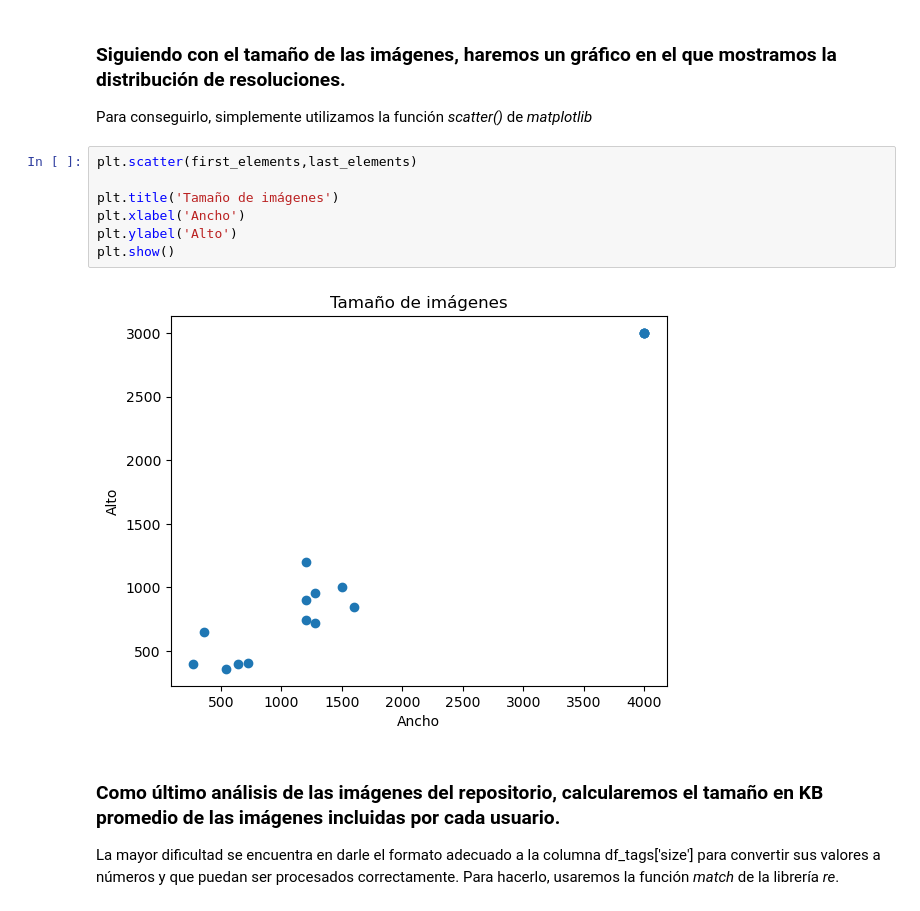
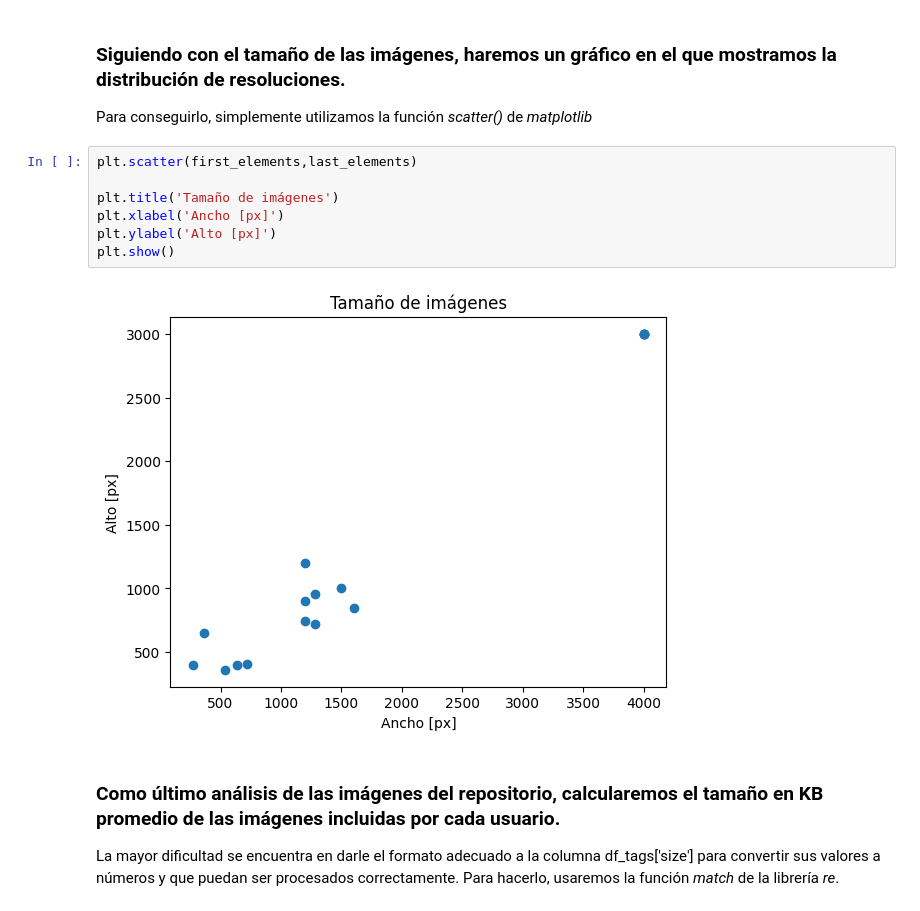
Before and after one commit to Petercantropvs/UNLPImage, a Jupyter notebook: unlpimage/estadisticas_jupyter.ipynb, the cells around one changed output. Drawn from its saved outputs; the diff is of its cells as text.

```diff
--- a/unlpimage/estadisticas_jupyter.ipynb
+++ b/unlpimage/estadisticas_jupyter.ipynb
@@ -304,12 +300,12 @@ Para conseguirlo, simplemente utilizamos la función _scatter()_ de _matplotlib_
 # %%
 plt.scatter(first_elements,last_elements)
 
 plt.title('Tamaño de imágenes')
-plt.xlabel('Ancho')
-plt.ylabel('Alto')
+plt.xlabel('Ancho [px]')
+plt.ylabel('Alto [px]')
 plt.show()
 # %% [output]
-[figure, old version]
+[figure, new version]
 # %% [markdown]
 ### Como último análisis de las imágenes del repositorio, calcularemos el tamaño en KB promedio de las imágenes incluidas por cada usuario.
 
```
Also changed, not shown: parts of 15 cells of this notebook, 1 other file.
